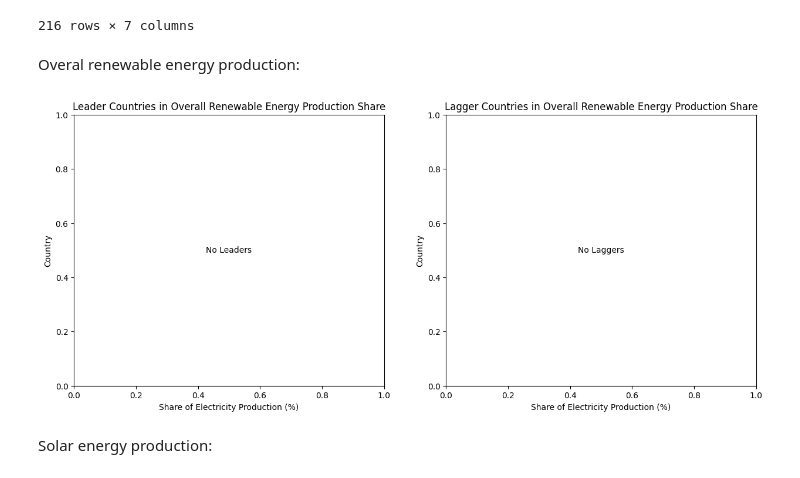
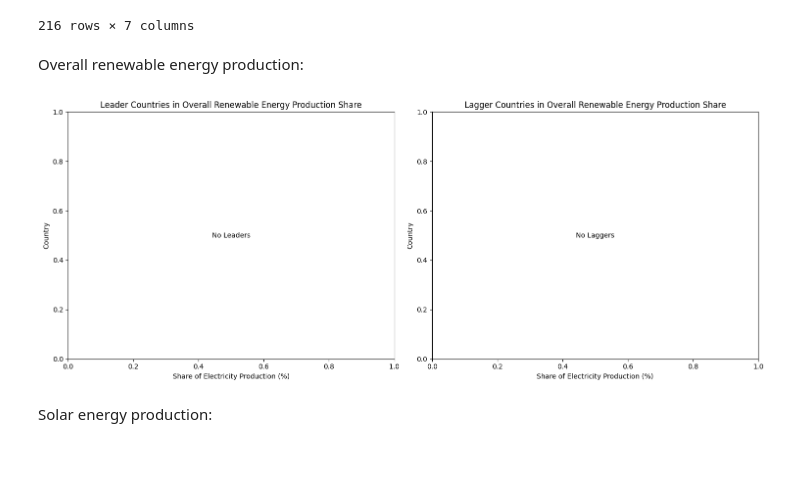
Before and after one commit to KMarsh-code/global-renewable-energy-analysis, a Jupyter notebook: jupyter_notebooks/2_renewable_energy_hypothesis_testing.ipynb, the cells around one changed output. Drawn from its saved outputs; the diff is of its cells as text; code cells hidden in the pictures.

```diff
--- a/jupyter_notebooks/2_renewable_energy_hypothesis_testing.ipynb
+++ b/jupyter_notebooks/2_renewable_energy_hypothesis_testing.ipynb
@@ -290,7 +290,7 @@ cols = ['renewables_share_elec_mean', 'solar_share_elec_mean', 'wind_share_elec_
         'hydro_share_elec_mean', 'biofuel_share_elec_mean', 'nuclear_share_elec_mean']
 
 for col in cols:
-    plt.figure(figsize=(10, 3))
+    plt.figure(figsize=(10, 2))
     sns.boxplot(data=df_last5, x=col)  # Changed y to x for horizontal orientation
     plt.title(f'Boxplot of {col.split("_")[0]} (averaged over last 5 years)')
     plt.xlabel('Share of Electricity Production (%)')  # Changed ylabel to xlabel
@@ -338,41 +338,49 @@ outliers
 | 214 | Zambia | normal | normal | normal | normal | ... |
 | 215 | Zimbabwe | normal | normal | normal | normal | ... |
 216 rows × 7 columns
-# %% [markdown]
-Overal renewable energy production:
+# %% [markdown]
+Overall renewable energy production:
 # %%
 #find leaders and laggers in overall renewable energy production
 #filter outliers dataframe where renewables_share_elec_mean is 'leader' or 'lagger'
 
 leaders = df_last5[outliers['renewables_share_elec_mean'] == 'leader']
 laggers = df_last5[outliers['renewables_share_elec_mean'] == 'lagger']
 
 #add horizontal barplots for leaders and laggers in overall renewable energy production share
-fig, axes = plt.subplots(1, 2, figsize=(15, 6))
-# Leaders
-if not leaders.empty:
-    sns.barplot(data=leaders, y='country_', x='renewables_share_elec_mean', ax=axes[0], color='green')
-    axes[0].set_title('Leader Countries in Overall Renewable Energy Production Share')
-    axes[0].set_xlabel('Share of Electricity Production (%)')
-    axes[0].set_ylabel('Country')
-else:
-    axes[0].text(0.5, 0.5, 'No Leaders', horizontalalignment='center', verticalalignment='center', transform=axes[0].transAxes)
-    axes[0].set_title('Leader Countries in Overall Renewable Energy Production Share')
-    axes[0].set_xlabel('Share of Electricity Production (%)')
-    axes[0].set_ylabel('Country')
-# Laggers
-if not laggers.empty:
-    sns.barplot(data=laggers, y='country_', x='renewables_share_elec_mean', ax=axes[1], color='red')
-    axes[1].set_title('Lagger Countries in Overall Renewable Energy Production Share')
-    axes[1].set_xlabel('Share of Electricity Production (%)')
-    axes[1].set_ylabel('Country')
-else:
-    axes[1].text(0.5, 0.5, 'No Laggers', horizontalalignment='center', verticalalignment='center', transform=axes[1].transAxes)
-    axes[1].set_title('Lagger Countries in Overall Renewable Energy Production Share')
-    axes[1].set_xlabel('Share of Electricity Production (%)')
-    axes[1].set_ylabel('Country')
+def plot_leader_lagger_barplots(leaders, laggers, value_col, title_prefix):
+    fig, axes = plt.subplots(1, 2, figsize=(15, 6))
+    # Leaders
+    if not leaders.empty:
+        sorted_leaders = leaders.sort_values(value_col, ascending=False)
+        sns.barplot(data=sorted_leaders, y='country_', x=value_col, ax=axes[0], color='green')
+        axes[0].set_title(f'Leader Countries in {title_prefix}')
+        axes[0].set_xlabel('Share of Electricity Production (%)')
+        axes[0].set_ylabel('Country')
+    else:
+        axes[0].text(0.5, 0.5, 'No Leaders', horizontalalignment='center', verticalalignment='center', transform=axes[0].transAxes)
+        axes[0].set_title(f'Leader Countries in {title_prefix}')
+        axes[0].set_xlabel('Share of Electricity Production (%)')
+        axes[0].set_ylabel('Country')
+    # Laggers
+    if not laggers.empty:
+        sorted_laggers = laggers.sort_values(value_col, ascending=False)
+        sns.barplot(data=sorted_laggers, y='country_', x=value_col, ax=axes[1], color='red')
+        axes[1].set_title(f'Lagger Countries in {title_prefix}')
+        axes[1].set_xlabel('Share of Electricity Production (%)')
+        axes[1].set_ylabel('Country')
+    else:
+        axes[1].text(0.5, 0.5, 'No Laggers', horizontalalignment='center', verticalalignment='center', transform=axes[1].transAxes)
+        axes[1].set_title(f'Lagger Countries in {title_prefix}')
+        axes[1].set_xlabel('Share of Electricity Production (%)')
+        axes[1].set_ylabel('Country')
+    plt.tight_layout()
+    plt.show()
+
+#plot leaders and laggers in overall renewable energy production share
+plot_leader_lagger_barplots(leaders, laggers, 'renewables_share_elec_mean', 'Overall Renewable Energy Production Share')
 # %% [output]
-[figure, old version]
+[figure, new version]
 # %% [markdown]
 Solar energy production:
 # %%
```
Also changed, not shown: parts of 30 cells of this notebook.
